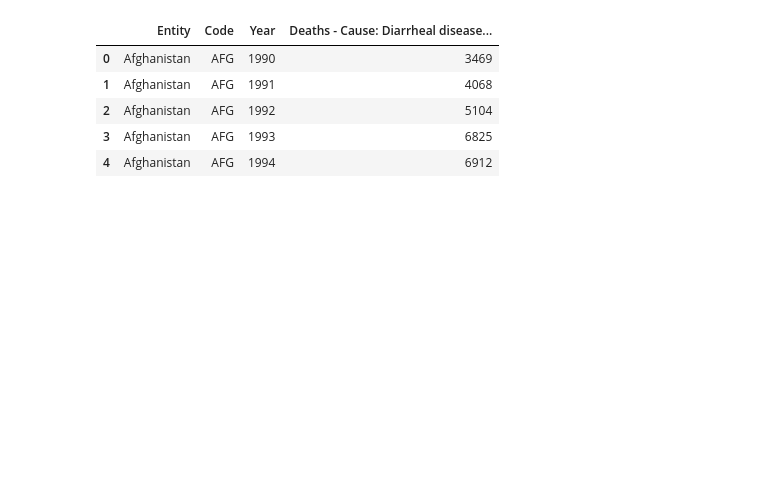
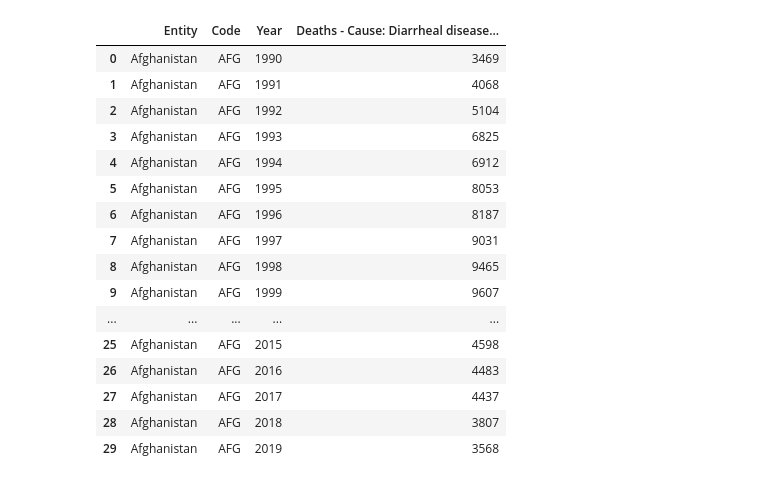
Before and after one commit to RHockley/Project-1-Water-Source-Mortality, a Jupyter notebook: Datacleaning/dirrahea_deaths_cleaned.ipynb, the cells around one changed output. Drawn from its saved outputs; the diff is of its cells as text; code cells hidden in the pictures; blank space fills up the shorter version.

Commit message:
dirrahea_deaths_progress

```diff
--- a/Datacleaning/dirrahea_deaths_cleaned.ipynb
+++ b/Datacleaning/dirrahea_deaths_cleaned.ipynb
@@ -30,11 +30,22 @@ dirrahea_deaths_df.head(50)
 | 49 | African Region (WHO) | NaN | 2009 | 436472 | 172263 | 106143 | ... |
 # %%
 dirrahea_deaths_reduced = dirrahea_deaths_df[["Entity", "Code", "Year", "Deaths - Cause: Diarrheal diseases - Risk: Unsafe water source - Sex: Both - Age: Under 5 (Number)"]]
-dirrahea_deaths_reduced.head()
+dirrahea_deaths_reduced.head(30)
 # %% [output]
 |  | Entity | Code | Year | Deaths - Cause: Diarrheal disease... |
 | 0 | Afghanistan | AFG | 1990 | 3469 |
 | 1 | Afghanistan | AFG | 1991 | 4068 |
 | 2 | Afghanistan | AFG | 1992 | 5104 |
 | 3 | Afghanistan | AFG | 1993 | 6825 |
 | 4 | Afghanistan | AFG | 1994 | 6912 |
+| 5 | Afghanistan | AFG | 1995 | 8053 |
+| 6 | Afghanistan | AFG | 1996 | 8187 |
+| 7 | Afghanistan | AFG | 1997 | 9031 |
+| 8 | Afghanistan | AFG | 1998 | 9465 |
+| 9 | Afghanistan | AFG | 1999 | 9607 |
+| ... | ... | ... | ... | ... |
+| 25 | Afghanistan | AFG | 2015 | 4598 |
+| 26 | Afghanistan | AFG | 2016 | 4483 |
+| 27 | Afghanistan | AFG | 2017 | 4437 |
+| 28 | Afghanistan | AFG | 2018 | 3807 |
+| 29 | Afghanistan | AFG | 2019 | 3568 |
```
Also changed, not shown: parts of 2 cells of this notebook.
